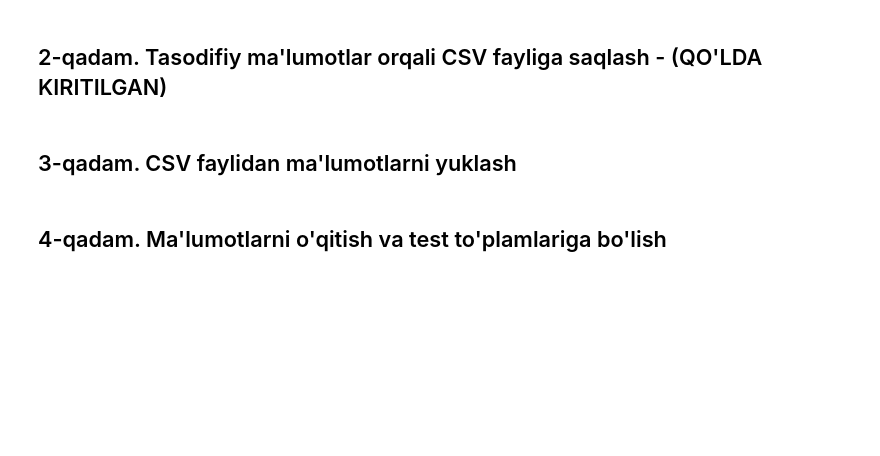
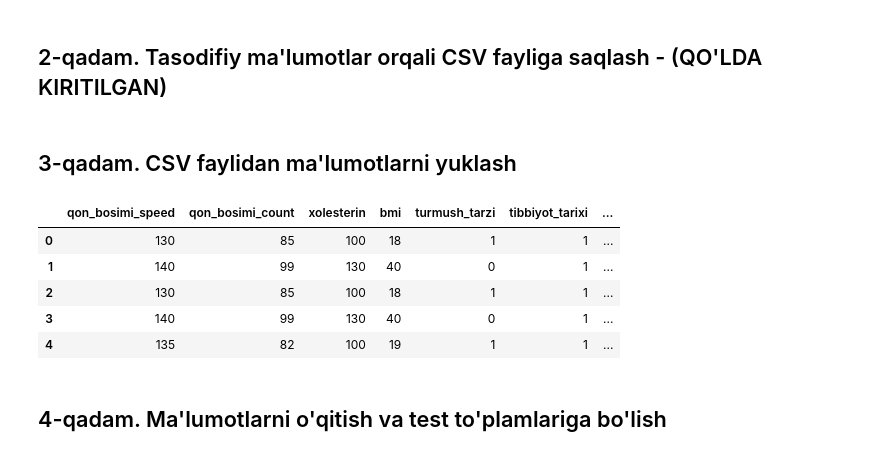
Before and after one commit to qobulovasror/Data_mining_tasks, a Jupyter notebook: task_6/task_5.ipynb, the cells around one changed output. Drawn from its saved outputs; the diff is of its cells as text; code cells hidden in the pictures; blank space fills up the shorter version.

```diff
--- a/task_6/task_5.ipynb
+++ b/task_6/task_5.ipynb
@@ -18,8 +18,16 @@ from sklearn.svm import SVC
 # %%
 data = pd.read_csv('data2.csv')
 # x = data[['qon_bosimi_speed','qon_bosimi_count','xolesterin','bmi','turmush_tarzi','tibbiyot_tarixi']]
 x = data[['qon_bosimi_speed','qon_bosimi_count']]
 y = data['dastlabki_holat']
+data.head()
+# %% [output]
+|  | qon_bosimi_speed | qon_bosimi_count | xolesterin | bmi | turmush_tarzi | tibbiyot_tarixi | ... |
+| 0 | 130 | 85 | 100 | 18 | 1 | 1 | ... |
+| 1 | 140 | 99 | 130 | 40 | 0 | 1 | ... |
+| 2 | 130 | 85 | 100 | 18 | 1 | 1 | ... |
+| 3 | 140 | 99 | 130 | 40 | 0 | 1 | ... |
+| 4 | 135 | 82 | 100 | 19 | 1 | 1 | ... |
 # %% [markdown]
 ## 4-qadam. Ma'lumotlarni o'qitish va test to'plamlariga bo'lish
 # %%
```
Also changed, not shown: parts of 2 cells of this notebook, 30 other files.
